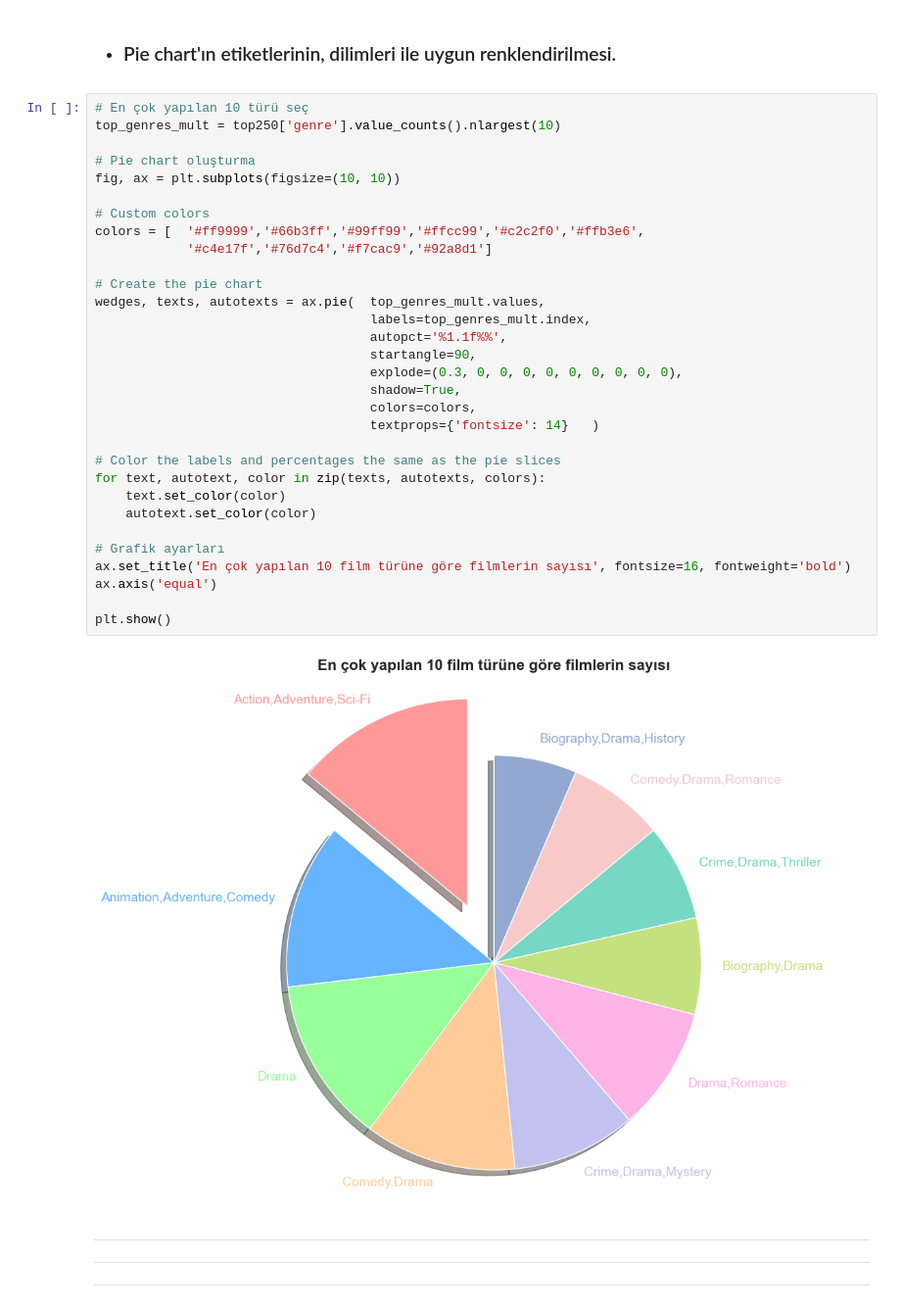
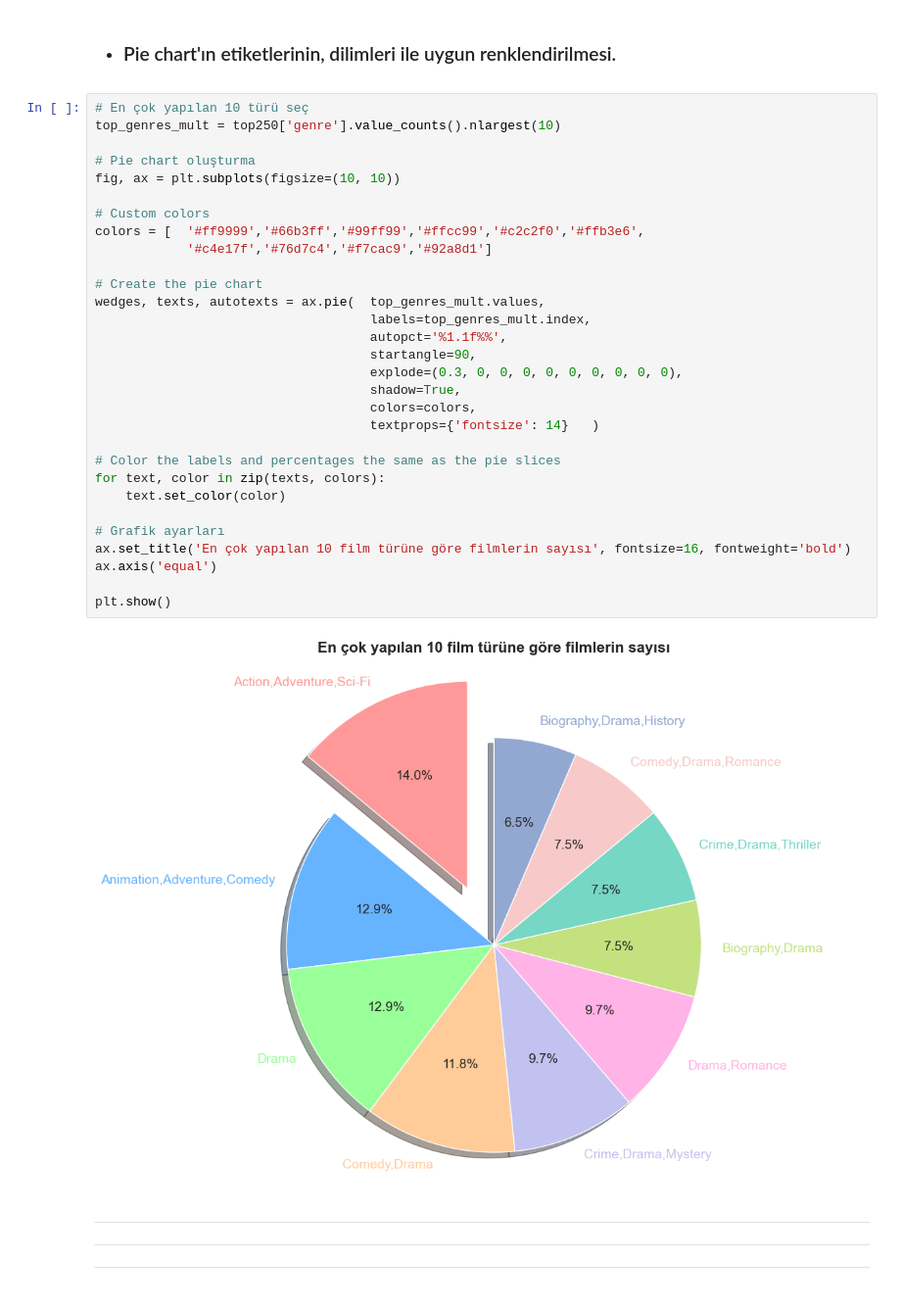
Before and after one commit to yusufdelikkaya/EDA_Projects, a Jupyter notebook: IMDB_Movie_List_Project/IMDB_Movie_List_Project.ipynb, the cells around one changed output. Shown at 98% size. Drawn from its saved outputs; the diff is of its cells as text.

```diff
--- a/IMDB_List_Project/IMDB_List_Project.ipynb
+++ b/IMDB_Movie_List_Project/IMDB_Movie_List_Project.ipynb
@@ -1161,36 +1169,35 @@ plt.show()
 # %%
 # En çok yapılan 10 türü seç
 top_genres_mult = top250['genre'].value_counts().nlargest(10)
 
 # Pie chart oluşturma
 fig, ax = plt.subplots(figsize=(10, 10))
 
 # Custom colors
 colors = [  '#ff9999','#66b3ff','#99ff99','#ffcc99','#c2c2f0','#ffb3e6',
             '#c4e17f','#76d7c4','#f7cac9','#92a8d1']
 
 # Create the pie chart
 wedges, texts, autotexts = ax.pie(  top_genres_mult.values,
                                     labels=top_genres_mult.index,
                                     autopct='%1.1f%%',
                                     startangle=90,
                                     explode=(0.3, 0, 0, 0, 0, 0, 0, 0, 0, 0),
                                     shadow=True,
                                     colors=colors,
                                     textprops={'fontsize': 14}   )
 
 # Color the labels and percentages the same as the pie slices
-for text, autotext, color in zip(texts, autotexts, colors):
+for text, color in zip(texts, colors):
     text.set_color(color)
-    autotext.set_color(color)
 
 # Grafik ayarları
 ax.set_title('En çok yapılan 10 film türüne göre filmlerin sayısı', fontsize=16, fontweight='bold')
 ax.axis('equal')
 
 plt.show()
 # %% [output]
-[figure, old version]
+[figure, new version]
 # %% [markdown]
 ---
 ---
```
Also changed, not shown: parts of 10 cells of this notebook, 3 other files.
